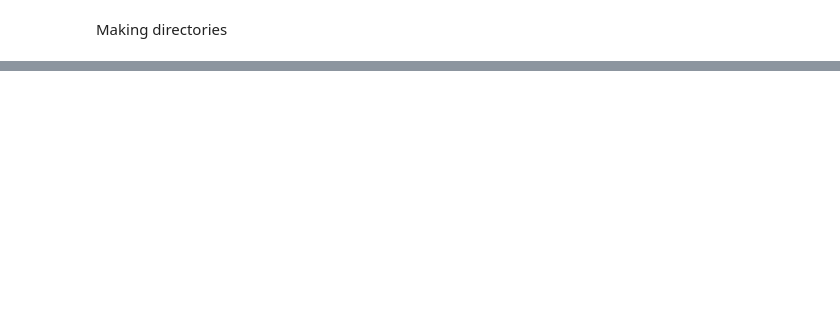
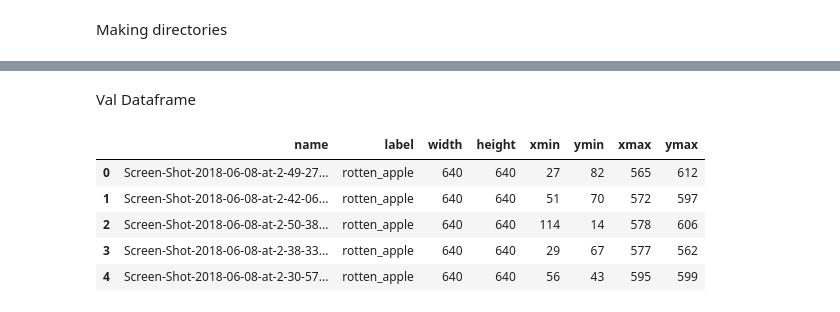
Before and after one commit to owenc8/IAT360_final_project, a Jupyter notebook: final_proj_CV_IAT360.ipynb, the cells around one changed output, grey strips where cells are left out. Cells and saved outputs as stored; diff of their text form; code cells hidden in the pictures; blank space fills up the shorter version.

```diff
--- a/final_proj_CV_IAT360.ipynb
+++ b/final_proj_CV_IAT360.ipynb
@@ -56,0 +149,2 @@ for file in os.listdir(test_dir):
+# %% [markdown]
+Val Dataframe
@@ -56,0 +203,13 @@ for file in os.listdir(test_dir):
+# %%
+import pandas as pd
+train_df = pd.DataFrame(df)
+val_df=pd.DataFrame(df2)
+#df1.head()
+val_df.head()
+# %% [output]
+|  | name | label | width | height | xmin | ymin | xmax | ymax |
+| 0 | Screen-Shot-2018-06-08-at-2-49-27... | rotten_apple | 640 | 640 | 27 | 82 | 565 | 612 |
+| 1 | Screen-Shot-2018-06-08-at-2-42-06... | rotten_apple | 640 | 640 | 51 | 70 | 572 | 597 |
+| 2 | Screen-Shot-2018-06-08-at-2-50-38... | rotten_apple | 640 | 640 | 114 | 14 | 578 | 606 |
+| 3 | Screen-Shot-2018-06-08-at-2-38-33... | rotten_apple | 640 | 640 | 29 | 67 | 577 | 562 |
+| 4 | Screen-Shot-2018-06-08-at-2-30-57... | rotten_apple | 640 | 640 | 56 | 43 | 595 | 599 |
```
Also changed, not shown: parts of 29 cells of this notebook.
